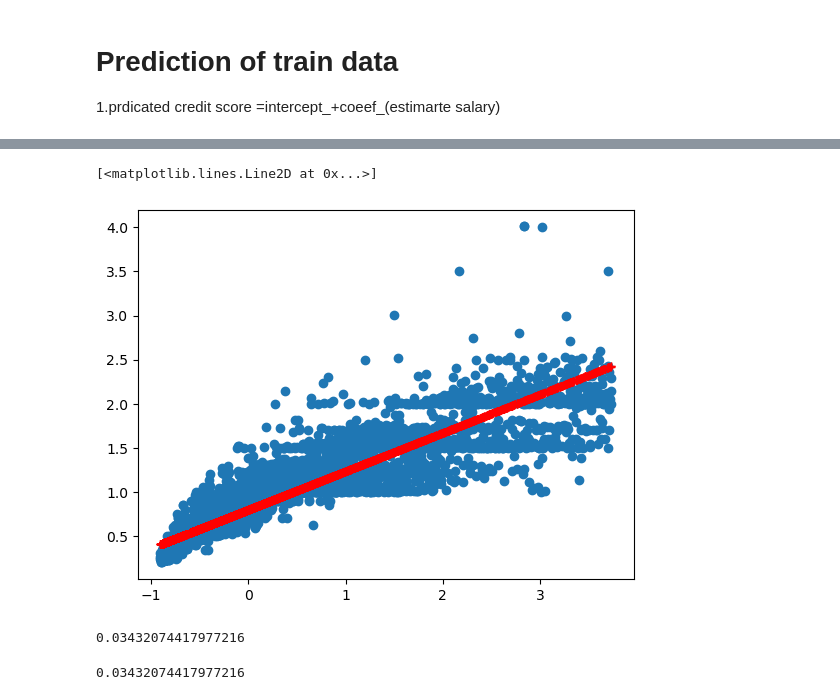
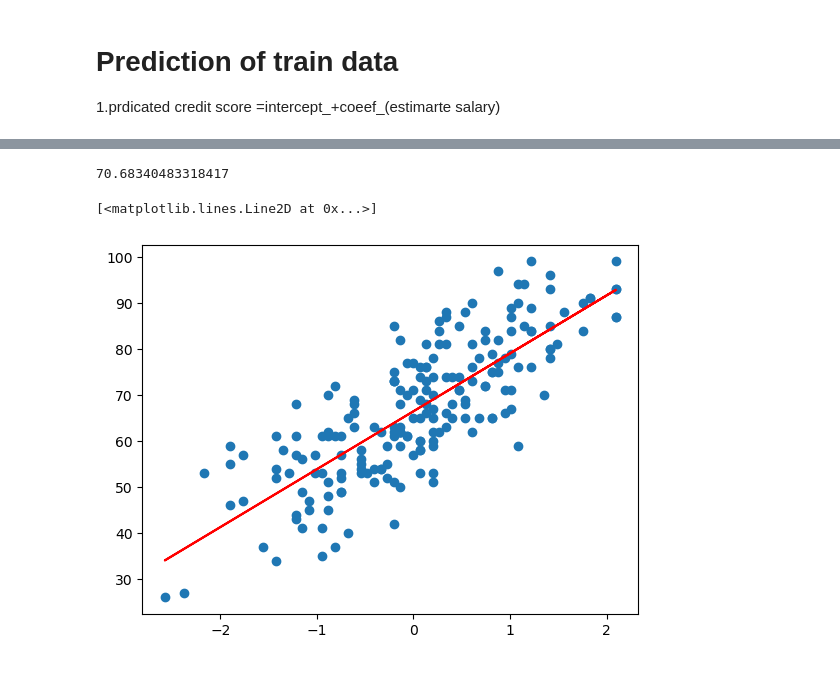
Before and after one commit to NithinKumarKR/Loan-Default-Prediction, a Jupyter notebook: Simple Linear Question.ipynb, the cells around one changed output, grey strips where cells are left out. Saved outputs shown, nothing was run; the diff lists cells and outputs as text; code cells hidden in the pictures.

```diff
--- a/Simple Linear Question.ipynb
+++ b/Simple Linear Question.ipynb
@@ -98,0 +56,2 @@ array([[-0.84725039],
+# %%
+x_test=scalar.transform(x_test)
@@ -104,4 +70,4 @@ plt.scatter(X_test,Y_test)
 # %%
 from sklearn.linear_model import LinearRegression
 # %%
-regression=LinearRegression()
+rgr =LinearRegression()
@@ -121,0 +74,2 @@ regression.intercept_
+# %%
+rgr.fit(x_test,y_test)
@@ -128,5 +92,3 @@ plt.plot(X_train,regression.predict(X_train),'r+')
 # %% [markdown]
 # Prediction of train data
 1.prdicated credit score =intercept_+coeef_(estimarte salary)
-# %%
-y_test=regression.predict(X_test)
@@ -153,6 +97,10 @@ Name: carat, Length: 10788, dtype: float64
+# %%
+y_predict[0]
+# %% [output]
+70.68340483318417
 # %%
-plt.scatter(X_test,Y_test)
-plt.plot(X_test,regression.predict(X_test),'r+')
+plt.scatter(x_test,y_test)
+plt.plot(x_test,rgr.predict(x_test),'r-')
 # %% [output]
 [<matplotlib.lines.Line2D at 0x...>]
-[figure, old version]
+[figure, new version]
@@ -167,8 +108,0 @@ rmse=np.sqrt(mse)
-# %%
-mse
-# %% [output]
-0.03432074417977216
-# %%
-mae
-# %% [output]
-0.03432074417977216
```
Also changed, not shown: parts of 51 cells of this notebook, 5 other files.
